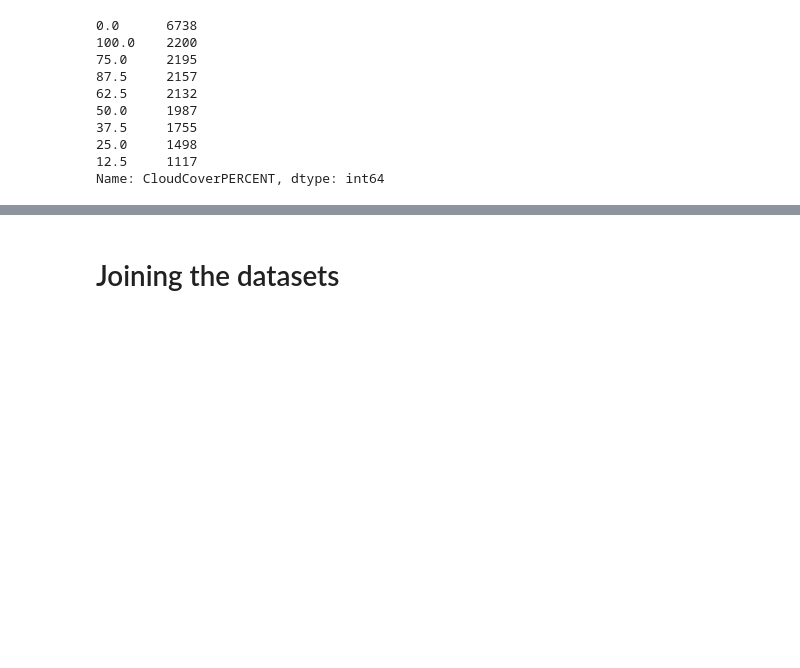
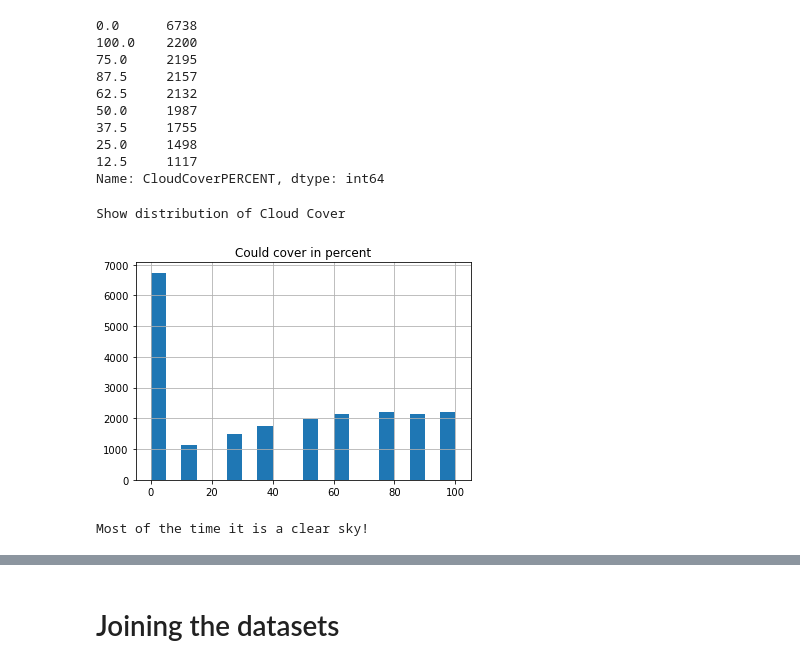
Before and after one commit to PaulPavlis/M3_BigData_MachineLearning, a Jupyter notebook: assignment_2_etl.ipynb, the cells around one changed output, grey strips where cells are left out. Cells and saved outputs as stored; diff of their text form; code cells hidden in the pictures; blank space fills up the shorter version.

```diff
--- a/assignment_2_etl.ipynb
+++ b/assignment_2_etl.ipynb
@@ -409,5 +397,15 @@ df_weather['CloudCoverPERCENT'].value_counts()
 25.0     1498
 12.5     1117
 Name: CloudCoverPERCENT, dtype: int64
+# %%
+print("Show distribution of Cloud Cover")
+plt.title('Could cover in percent')
+df_weather['CloudCoverPERCENT'].hist(bins=20,range=[0,100])
+plt.show()
+print("Most of the time it is a clear sky!")
+# %% [output]
+Show distribution of Cloud Cover
+[figure, added]
+Most of the time it is a clear sky!
 # %%
 df_weather['CloudCoverPERCENT'] = df_weather['CloudCoverPERCENT'].astype('category')
```
Also changed, not shown: parts of 18 cells of this notebook.
